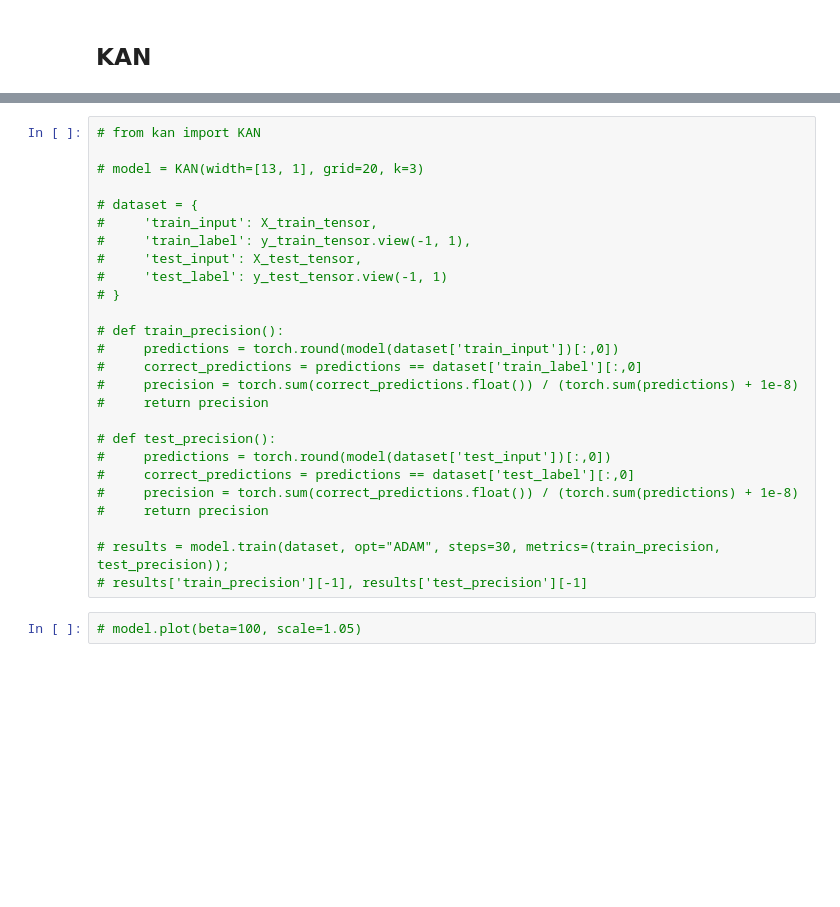
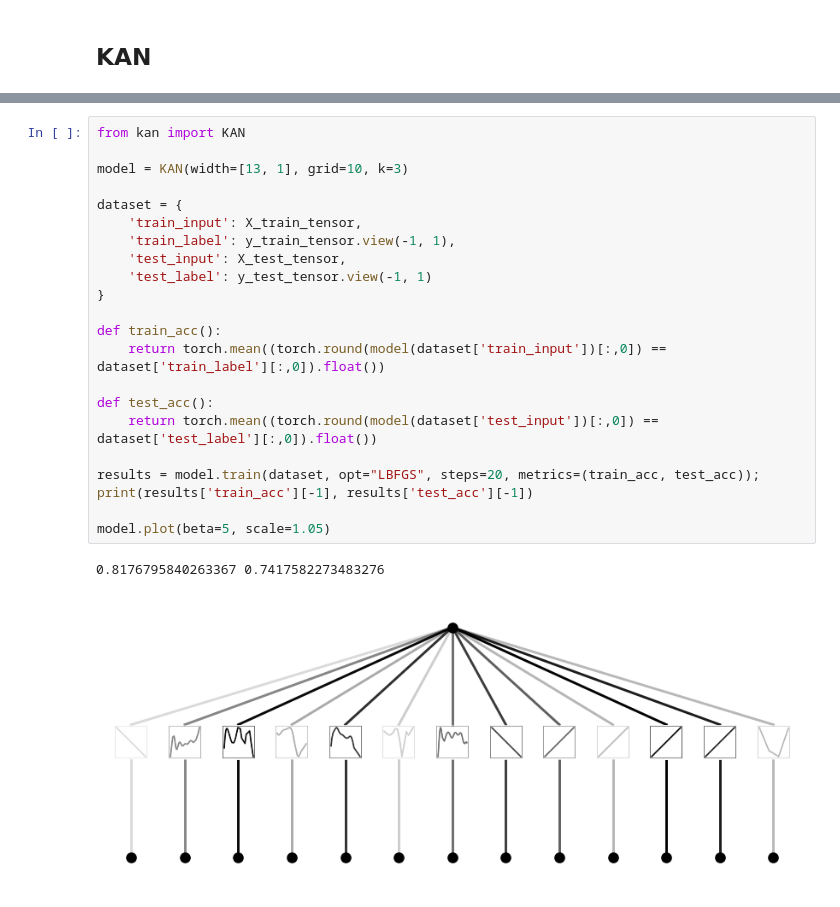
Before and after one commit to ethanpirso/Patient-Readmission-Risk-Prediction-with-MLP-and-KAN, a Jupyter notebook: main.ipynb, the cells around one changed output, grey strips where cells are left out. Drawn from its saved outputs; the diff is of its cells as text; blank space fills up the shorter version.

```diff
--- a/main.ipynb
+++ b/main.ipynb
@@ -189,29 +206,26 @@ LOCAL_RANK: 0 - CUDA_VISIBLE_DEVICES: [0]
 # %%
-# from kan import KAN
+from kan import KAN
 
-# model = KAN(width=[13, 1], grid=20, k=3)
+model = KAN(width=[13, 1], grid=10, k=3)
 
-# dataset = {
-#     'train_input': X_train_tensor,
-#     'train_label': y_train_tensor.view(-1, 1),
-#     'test_input': X_test_tensor,
-#     'test_label': y_test_tensor.view(-1, 1)
-# }
+dataset = {
+    'train_input': X_train_tensor,
+    'train_label': y_train_tensor.view(-1, 1),
+    'test_input': X_test_tensor,
+    'test_label': y_test_tensor.view(-1, 1)
+}
 
-# def train_precision():
-#     predictions = torch.round(model(dataset['train_input'])[:,0])
-#     correct_predictions = predictions == dataset['train_label'][:,0]
-#     precision = torch.sum(correct_predictions.float()) / (torch.sum(predictions) + 1e-8)
-#     return precision
+def train_acc():
+    return torch.mean((torch.round(model(dataset['train_input'])[:,0]) == dataset['train_label'][:,0]).float())
 
-# def test_precision():
-#     predictions = torch.round(model(dataset['test_input'])[:,0])
-#     correct_predictions = predictions == dataset['test_label'][:,0]
-#     precision = torch.sum(correct_predictions.float()) / (torch.sum(predictions) + 1e-8)
-#     return precision
+def test_acc():
+    return torch.mean((torch.round(model(dataset['test_input'])[:,0]) == dataset['test_label'][:,0]).float())
 
-# results = model.train(dataset, opt="ADAM", steps=30, metrics=(train_precision, test_precision));
-# results['train_precision'][-1], results['test_precision'][-1]
+results = model.train(dataset, opt="LBFGS", steps=20, metrics=(train_acc, test_acc));
+print(results['train_acc'][-1], results['test_acc'][-1])
+
+model.plot(beta=5, scale=1.05)
+# %% [output]
+0.8176795840263367 0.7417582273483276
+[figure, added]
-# %%
-# model.plot(beta=100, scale=1.05)
 # %%
```
Also changed, not shown: parts of 9 cells of this notebook, 1 other file.
